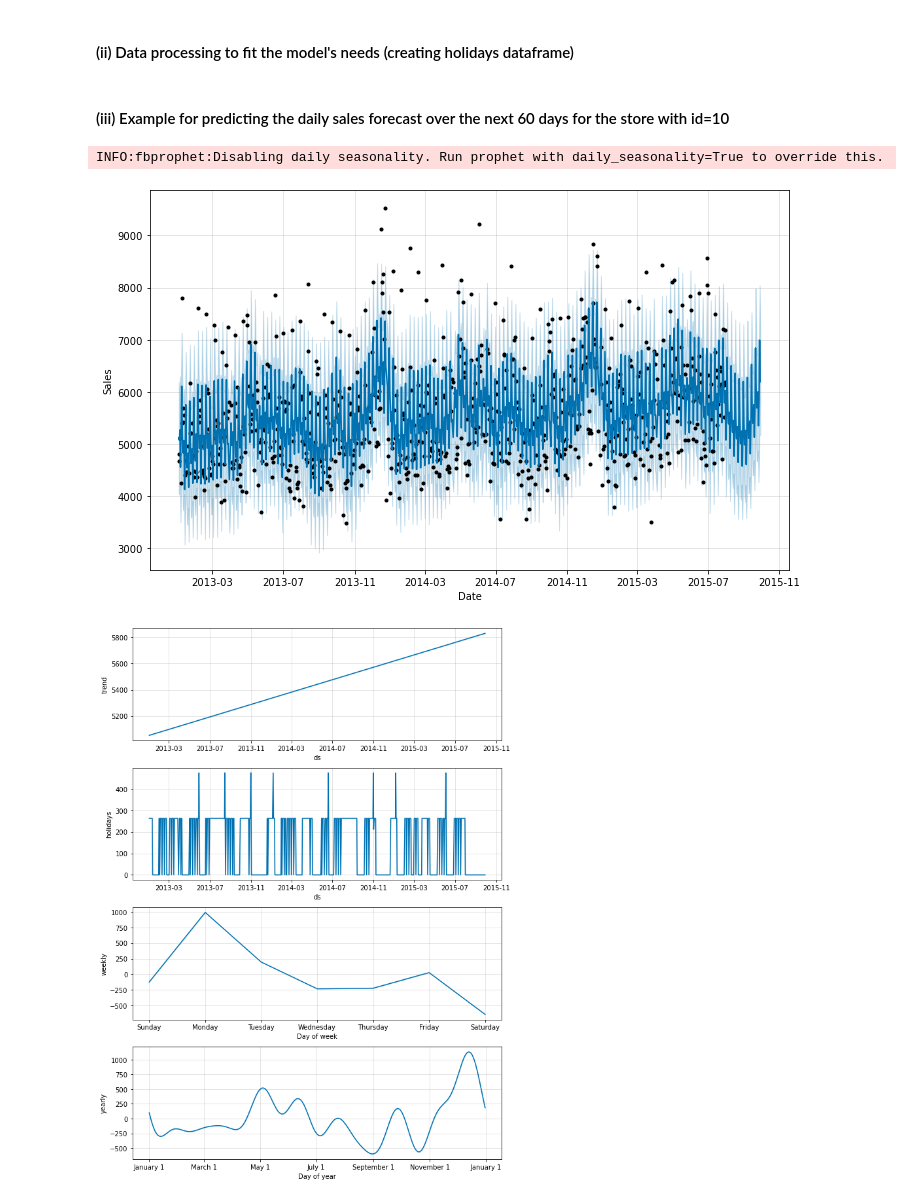
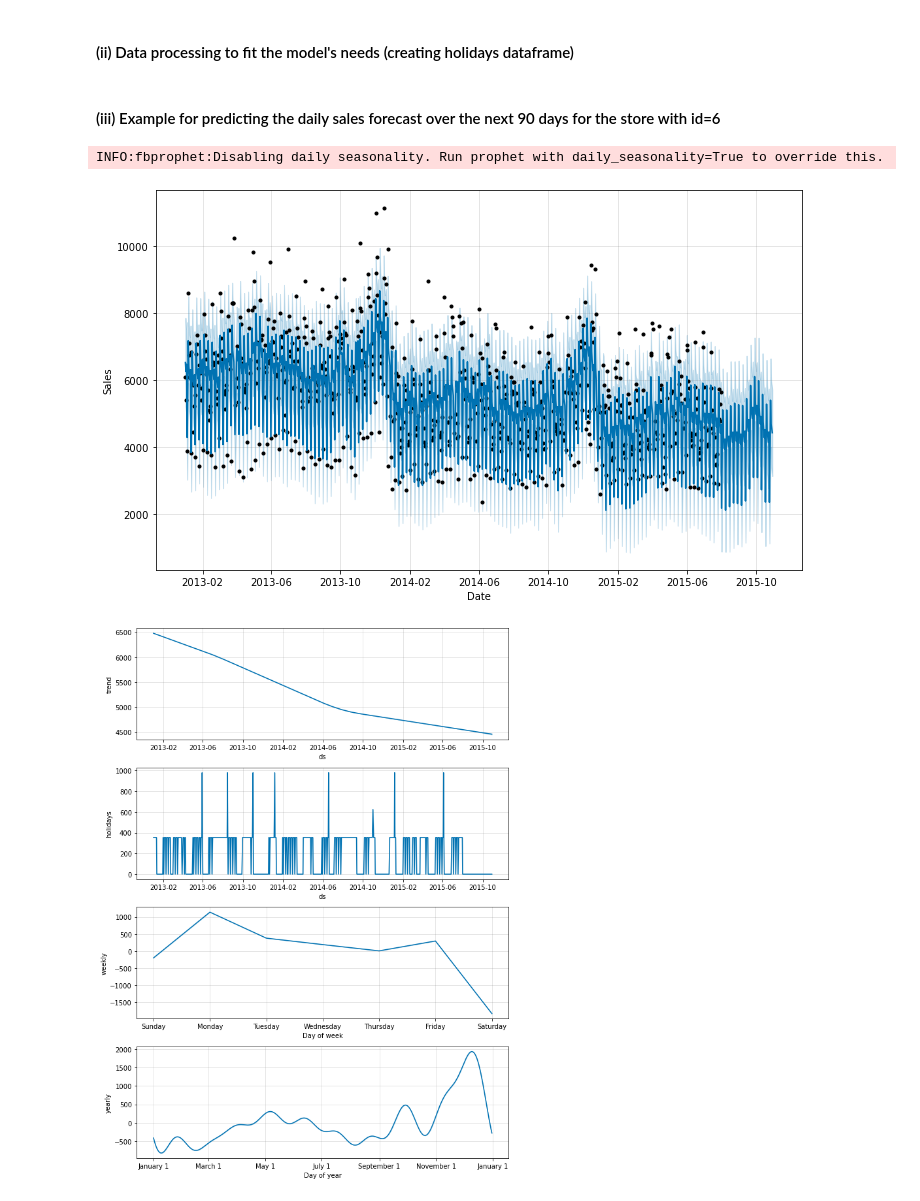
Before and after one commit to Panostam/Sales_Department_Project, a Jupyter notebook: Forecast_Project.ipynb, the cells around one changed output. Saved outputs shown, nothing was run; the diff lists cells and outputs as text; code cells hidden in the pictures.

```diff
--- a/Forecast_Project.ipynb
+++ b/Forecast_Project.ipynb
@@ -495,12 +493,12 @@ school_holidays = pd.DataFrame({'ds': pd.to_datetime(school_holidays),
 # %%
 school_state_holidays = pd.concat((state_holidays, school_holidays))
 # %% [markdown]
-#### (iii) Example for predicting the daily sales forecast over the next 60 days for the store with id=10
+#### (iii) Example for predicting the daily sales forecast over the next 90 days for the store with id=6
 # %%
-sales_prediction(10, sales_train_all_df, school_state_holidays, 60)
+sales_prediction(6, sales_train_all_df, school_state_holidays, 90)
 # %% [output]
 INFO:fbprophet:Disabling daily seasonality. Run prophet with daily_seasonality=True to override this.
-[figure, old version]
+[figure, new version]
-[figure, old version]
+[figure, new version]
 # %% [markdown]
 **Comments:**
```
Also changed, not shown: parts of 7 cells of this notebook.
